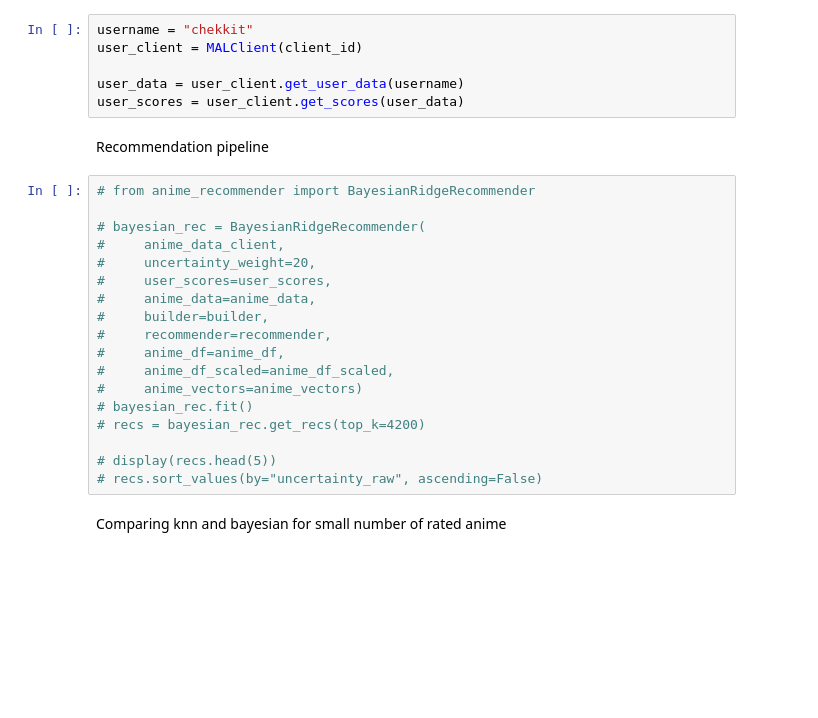
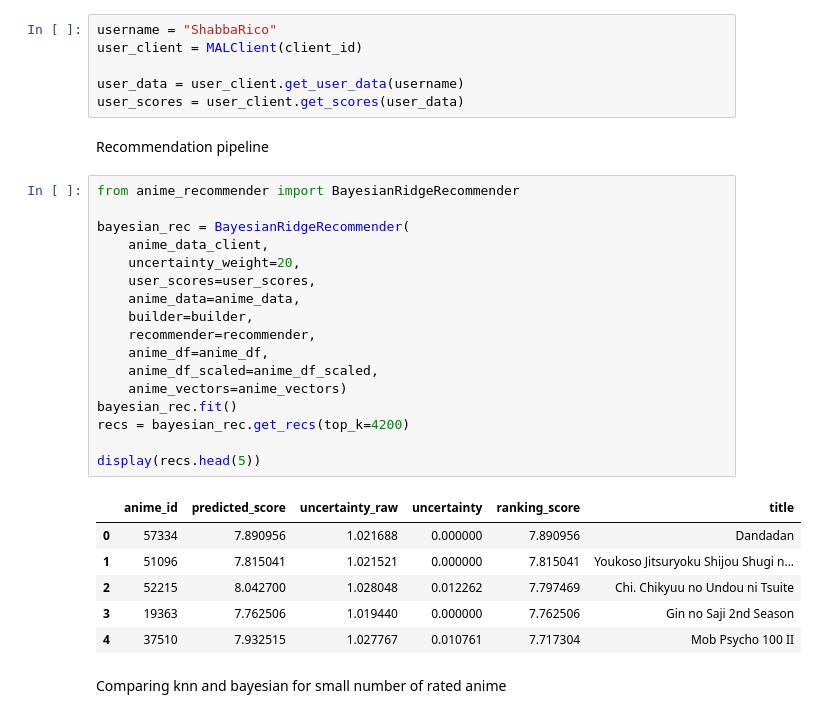
Before and after one commit to sidmetikala-dev/anirec_v2, a Jupyter notebook: notebooks/experimentation.ipynb, the cells around one changed output. Cells and saved outputs as stored; diff of their text form; blank space fills up the shorter version.

```diff
--- a/notebooks/experimentation.ipynb
+++ b/notebooks/experimentation.ipynb
@@ -124,7 +124,7 @@ anime_df_scaled = recommender.anime_df_scaled
 # %% [markdown]
 Get user Data
 # %%
-username = "chekkit"
+username = "ShabbaRico"
 user_client = MALClient(client_id)
 
 user_data = user_client.get_user_data(username)
@@ -132,23 +132,29 @@ user_scores = user_client.get_scores(user_data)
 # %% [markdown]
 Recommendation pipeline
 # %%
-# from anime_recommender import BayesianRidgeRecommender
+from anime_recommender import BayesianRidgeRecommender
 
-# bayesian_rec = BayesianRidgeRecommender(
-#     anime_data_client,
-#     uncertainty_weight=20,
-#     user_scores=user_scores,
-#     anime_data=anime_data,
-#     builder=builder,
-#     recommender=recommender,
-#     anime_df=anime_df,
-#     anime_df_scaled=anime_df_scaled,
-#     anime_vectors=anime_vectors)
-# bayesian_rec.fit()
-# recs = bayesian_rec.get_recs(top_k=4200)
+bayesian_rec = BayesianRidgeRecommender(
+    anime_data_client,
+    uncertainty_weight=20,
+    user_scores=user_scores,
+    anime_data=anime_data,
+    builder=builder,
+    recommender=recommender,
+    anime_df=anime_df,
+    anime_df_scaled=anime_df_scaled,
+    anime_vectors=anime_vectors)
+bayesian_rec.fit()
+recs = bayesian_rec.get_recs(top_k=4200)
 
-# display(recs.head(5))
-# recs.sort_values(by="uncertainty_raw", ascending=False)
+display(recs.head(5))
+# %% [output]
+|  | anime_id | predicted_score | uncertainty_raw | uncertainty | ranking_score | title |
+| 0 | 57334 | 7.890956 | 1.021688 | 0.000000 | 7.890956 | Dandadan |
+| 1 | 51096 | 7.815041 | 1.021521 | 0.000000 | 7.815041 | Youkoso Jitsuryoku Shijou Shugi n... |
+| 2 | 52215 | 8.042700 | 1.028048 | 0.012262 | 7.797469 | Chi. Chikyuu no Undou ni Tsuite |
+| 3 | 19363 | 7.762506 | 1.019440 | 0.000000 | 7.762506 | Gin no Saji 2nd Season |
+| 4 | 37510 | 7.932515 | 1.027767 | 0.010761 | 7.717304 | Mob Psycho 100 II |
 # %% [markdown]
 Comparing knn and bayesian for small number of rated anime
 # %%
```
Also changed, not shown: parts of 2 cells of this notebook, 1 other file.
